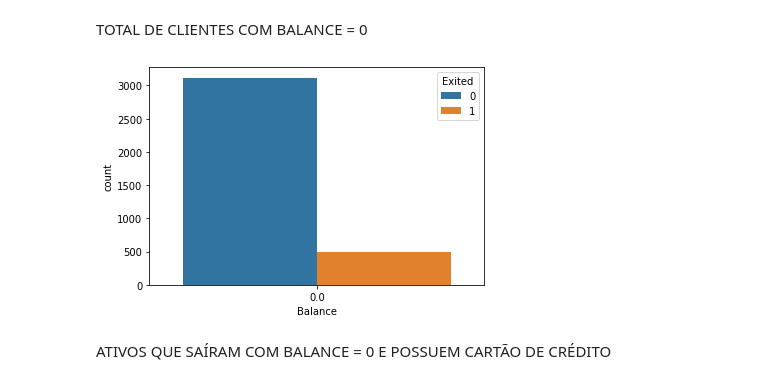
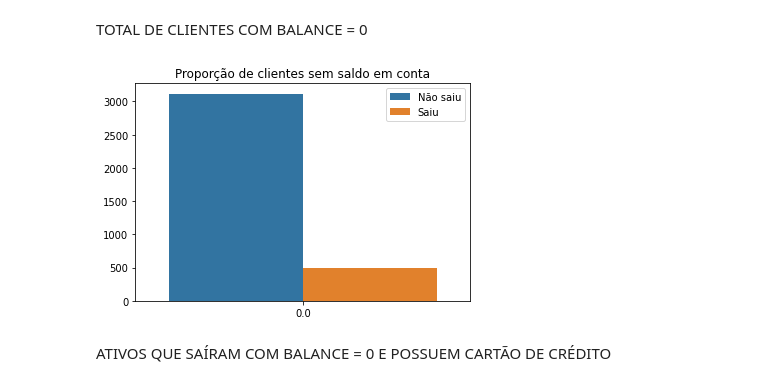
Before and after one commit to guilhermevicente11/analise-dados-churn, a Jupyter notebook: códigos_do_relatório.ipynb, the cells around one changed output. Saved outputs shown, nothing was run; the diff lists cells and outputs as text; code cells hidden in the pictures.

```diff
--- a/códigos_do_relatório.ipynb
+++ b/códigos_do_relatório.ipynb
@@ -243,10 +242,15 @@ plt.show()
 TOTAL DE CLIENTES COM BALANCE = 0
 # %%
 balance0 = df.query('Balance == 0')
-sns.countplot('Balance', hue = 'Exited', data = balance0)
+grafbalance0 = sns.countplot('Balance', hue = 'Exited', data = balance0)
+grafbalance0.set_xlabel('')
+grafbalance0.set_ylabel('')
+grafbalance0.set(title="Proporção de clientes sem saldo em conta")
+plt.legend(['Não saiu', 'Saiu'],fontsize=10)
+
 plt.show()
 # %% [output]
-[figure, old version]
+[figure, new version]
 # %% [markdown]
 ATIVOS QUE SAÍRAM COM BALANCE = 0 E POSSUEM CARTÃO DE CRÉDITO
 # %%
```
Also changed, not shown: parts of 23 cells of this notebook.
